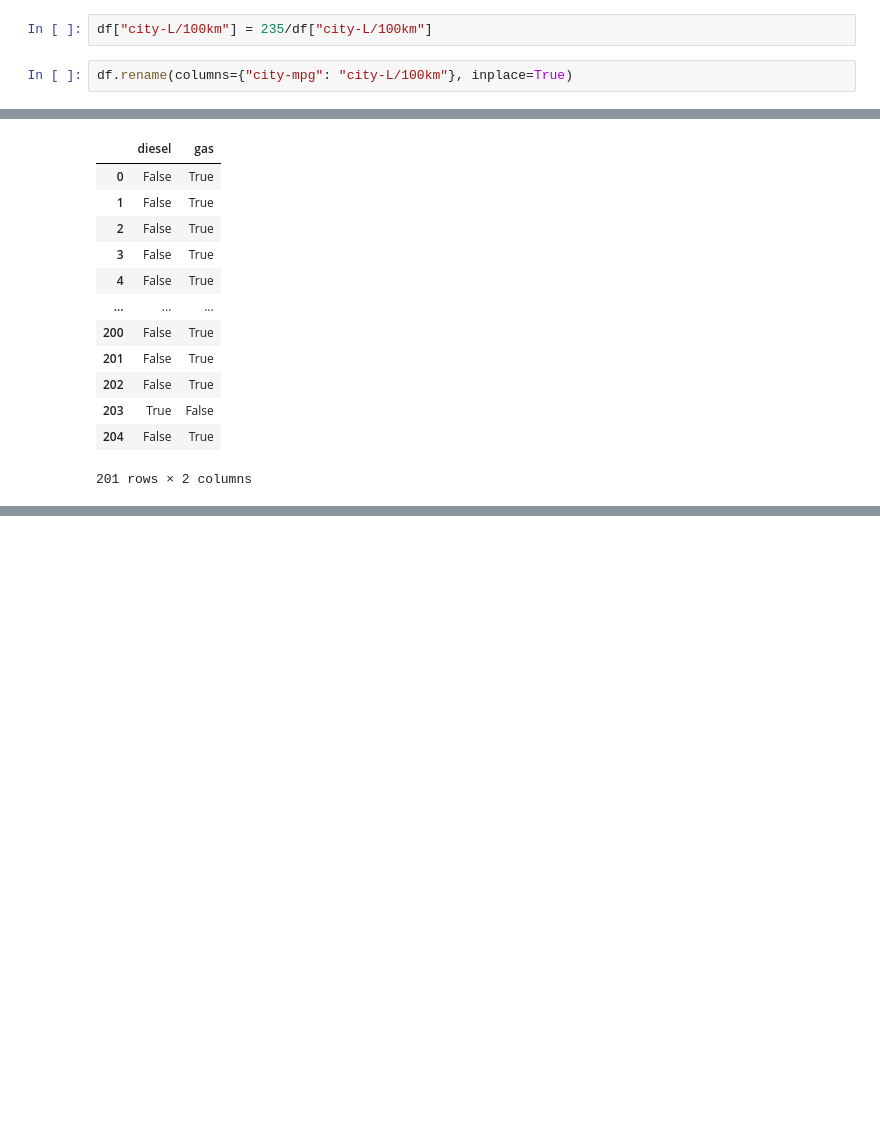
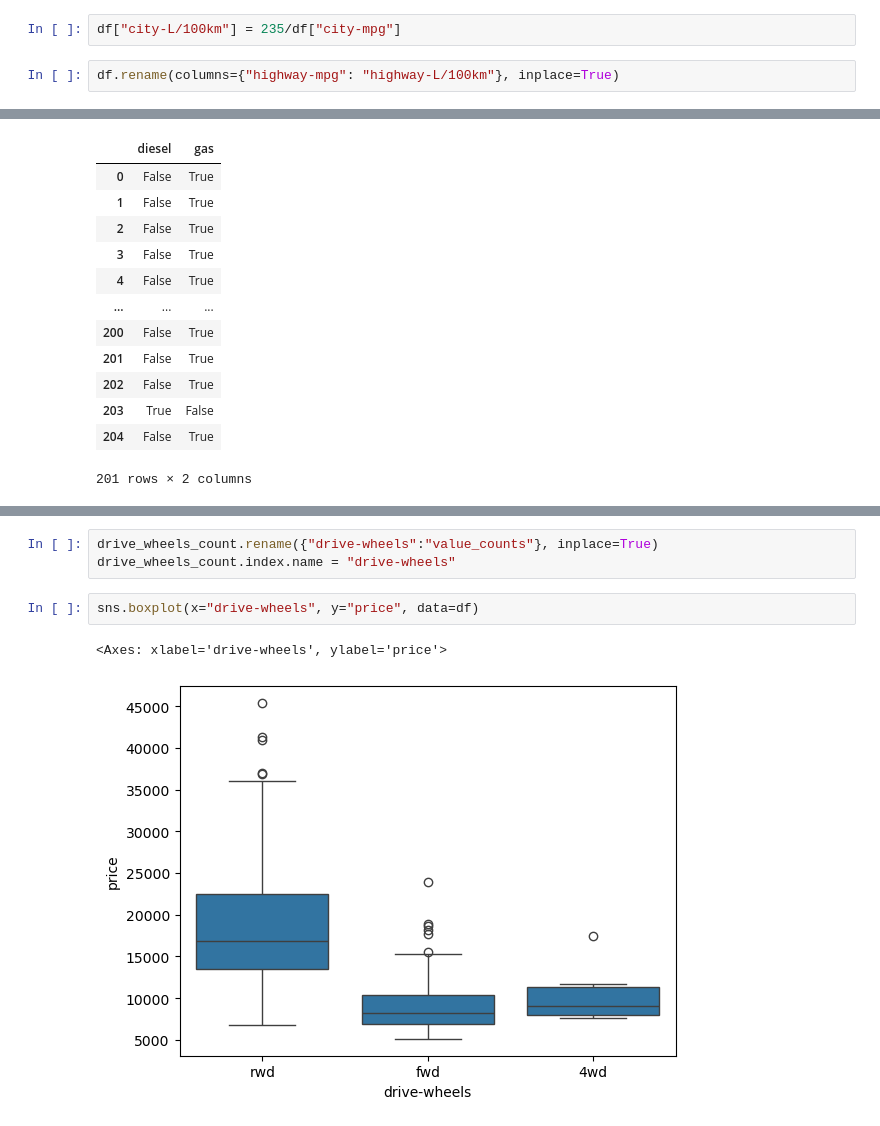
Before and after one commit to otinabrayo/IntroToPandas, a Jupyter notebook: pydata/car.ipynb, the cells around one changed output, grey strips where cells are left out. Drawn from its saved outputs; the diff is of its cells as text; blank space fills up the shorter version.

Commit message:
Explanotory Data Analysis

```diff
--- a/pydata/car.ipynb
+++ b/pydata/car.ipynb
@@ -106,9 +107,9 @@ df.head()
 | 4 | 2 | 164.0 | audi | gas | std | four | sedan | 4wd | ... |
 5 rows × 26 columns
 # %%
-df["city-L/100km"] = 235/df["city-L/100km"]
+df["city-L/100km"] = 235/df["city-mpg"]
 # %%
-df.rename(columns={"city-mpg": "city-L/100km"}, inplace=True)
+df.rename(columns={"highway-mpg": "highway-L/100km"}, inplace=True)
 # %%
 df.head(11)
 # %% [output]
@@ -196,0 +217,8 @@ pd.get_dummies(df["fuel-type"])
+# %%
+drive_wheels_count.rename({"drive-wheels":"value_counts"}, inplace=True)
+drive_wheels_count.index.name = "drive-wheels"
+# %%
+sns.boxplot(x="drive-wheels", y="price", data=df)
+# %% [output]
+<Axes: xlabel='drive-wheels', ylabel='price'>
+[figure, added]
```
Also changed, not shown: parts of 25 cells of this notebook, 2 other files.
